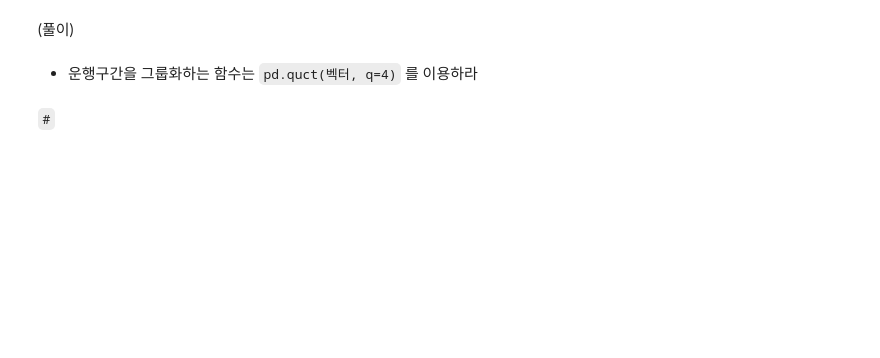
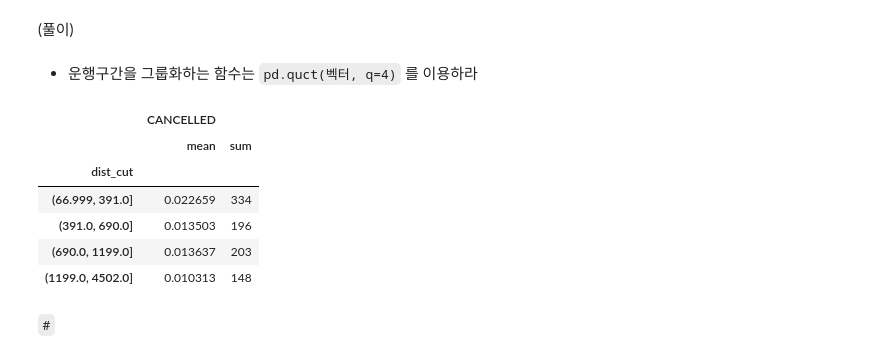
Before and after one commit to guebin/IAB2025-Play, a Jupyter notebook: content/13wk-1.ipynb, the cells around one changed output. Drawn from its saved outputs; the diff is of its cells as text; code cells hidden in the pictures; blank space fills up the shorter version.

```diff
--- a/content/13wk-1.ipynb
+++ b/content/13wk-1.ipynb
@@ -221,5 +381,15 @@ df.groupby(by="AIRLINE").aggregate({'ARR_DELAY':np.mean})
 (풀이)
 # %% [markdown]
 - 운행구간을 그룹화하는 함수는 `pd.quct(벡터, q=4)` 를 이용하라
+# %%
+df.assign(dist_cut = pd.qcut(df.DIST,q=4)).groupby("dist_cut").agg({"CANCELLED":[np.mean,np.sum]})
+# %% [output]
+|  | CANCELLED |  |
+|  | mean | sum |
+| dist_cut |  |  |
+| (66.999, 391.0] | 0.022659 | 334 |
+| (391.0, 690.0] | 0.013503 | 196 |
+| (690.0, 1199.0] | 0.013637 | 203 |
+| (1199.0, 4502.0] | 0.010313 | 148 |
 # %% [markdown]
 `#`
```
Also changed, not shown: parts of 36 cells of this notebook, 1 other file.
